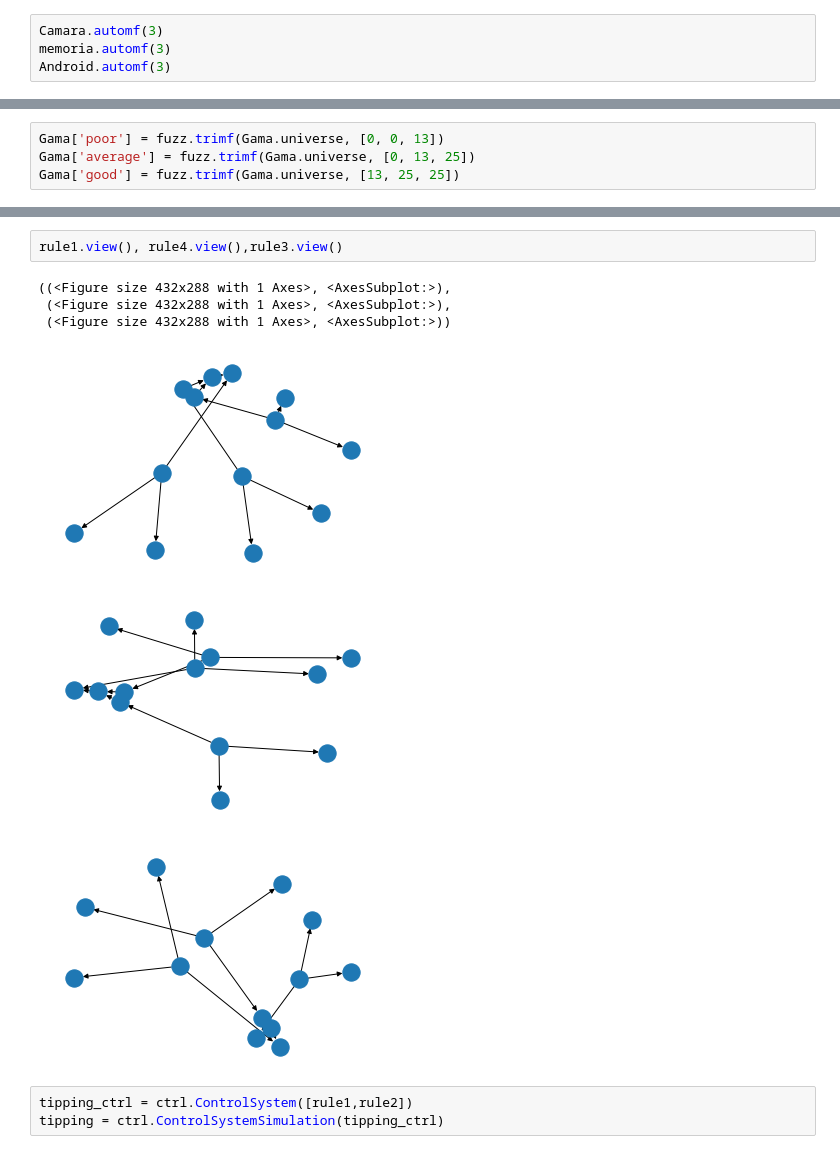
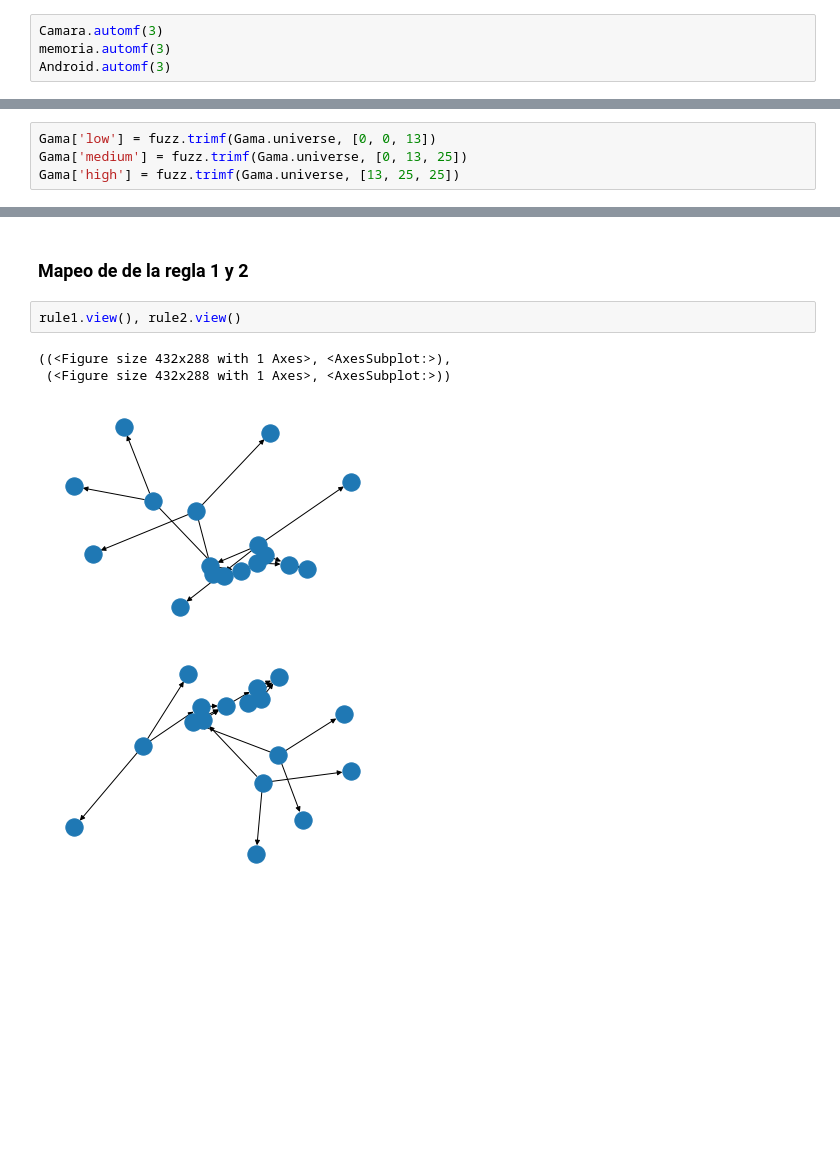
Before and after one commit to JhonatanGuzman/IA_Multicapa, a Jupyter notebook: Untitled.ipynb, the cells around one changed output, grey strips where cells are left out. Saved outputs shown, nothing was run; the diff lists cells and outputs as text; blank space fills up the shorter version.

```diff
--- a/Untitled.ipynb
+++ b/Untitled.ipynb
@@ -14,5 +19,5 @@ Android.automf(3)
 # %%
-Gama['poor'] = fuzz.trimf(Gama.universe, [0, 0, 13])
-Gama['average'] = fuzz.trimf(Gama.universe, [0, 13, 25])
-Gama['good'] = fuzz.trimf(Gama.universe, [13, 25, 25])
+Gama['low'] = fuzz.trimf(Gama.universe, [0, 0, 13])
+Gama['medium'] = fuzz.trimf(Gama.universe, [0, 13, 25])
+Gama['high'] = fuzz.trimf(Gama.universe, [13, 25, 25])
 # %%
@@ -54,12 +61,9 @@ rule27 = ctrl.Rule(Camara['good'] | memoria['good'], Android['good'],Gama['good'
+# %% [markdown]
+### Mapeo de de la regla 1 y 2
 # %%
-rule1.view(), rule4.view(),rule3.view()
+rule1.view(), rule2.view()
 # %% [output]
 ((<Figure size 432x288 with 1 Axes>, <AxesSubplot:>),
- (<Figure size 432x288 with 1 Axes>, <AxesSubplot:>),
  (<Figure size 432x288 with 1 Axes>, <AxesSubplot:>))
-[figure, old version]
+[figure, new version]
-[figure, old version]
+[figure, new version]
-[figure, removed]
-# %%
-tipping_ctrl = ctrl.ControlSystem([rule1,rule2])
-tipping = ctrl.ControlSystemSimulation(tipping_ctrl)
```
Also changed, not shown: parts of 13 cells of this notebook.
